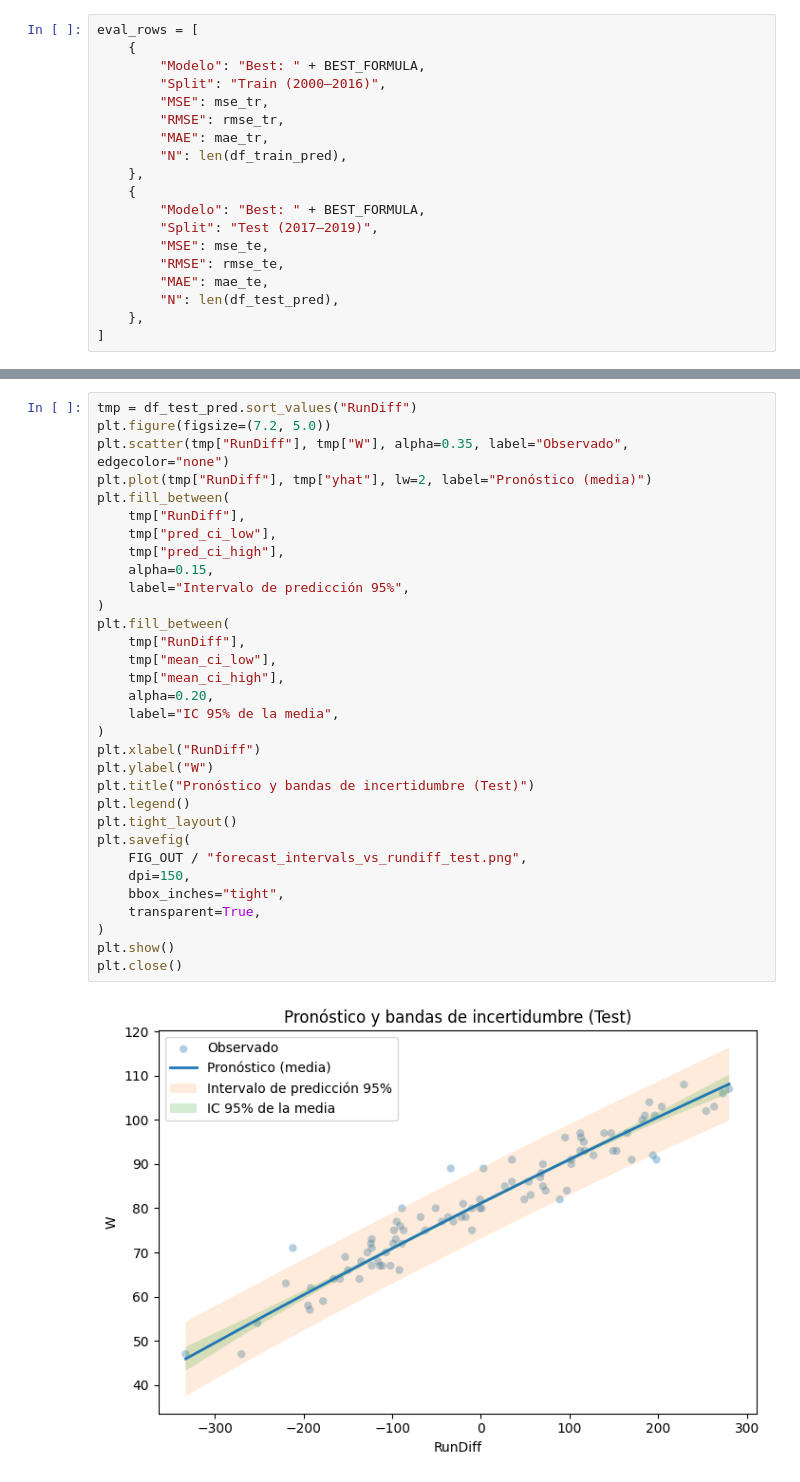
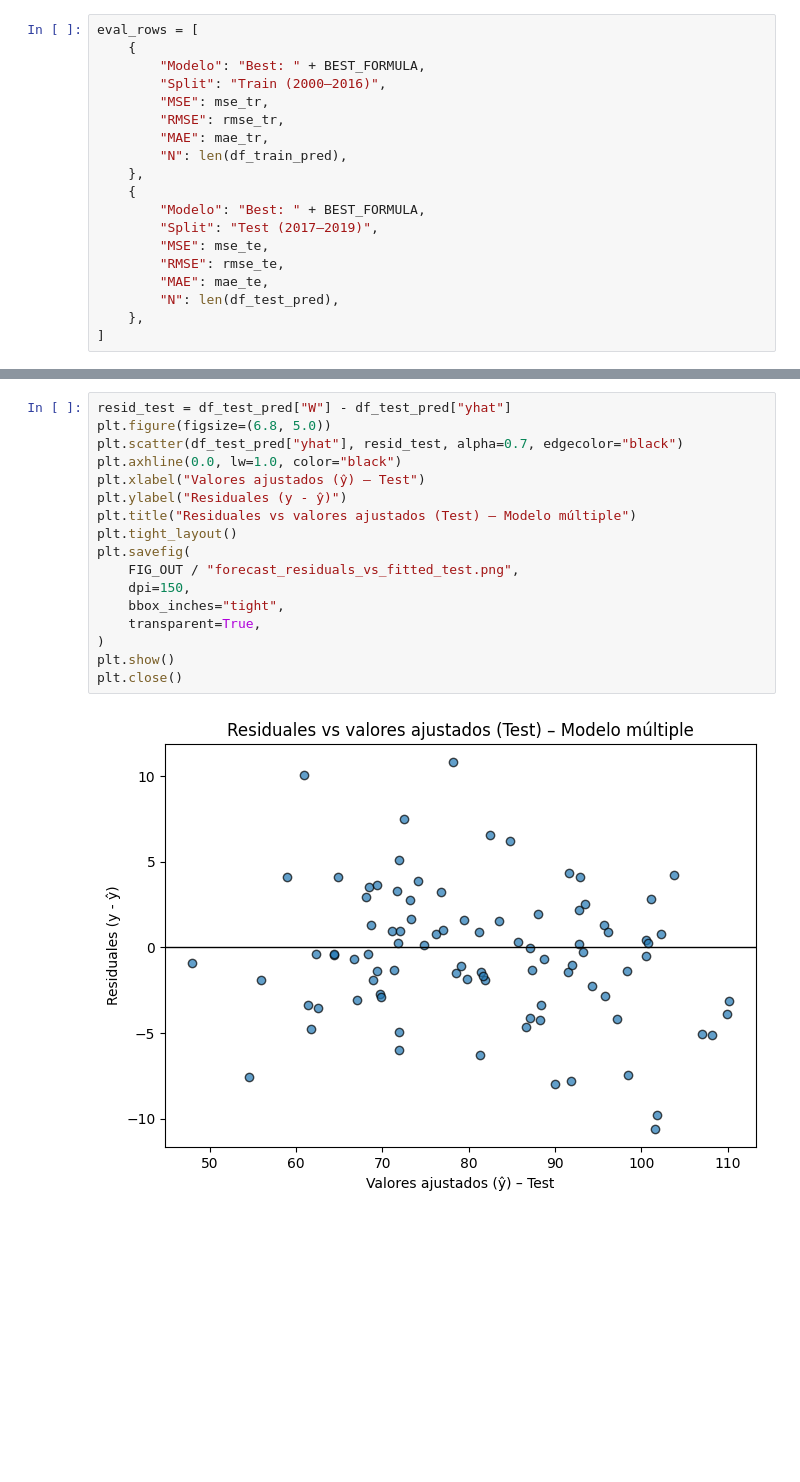
Before and after one commit to enriquegomeztagle/MCD-ProyectoFinalEconometria-DeterminantesVictoriasMLB, a Jupyter notebook: scripts/forecast.ipynb, the cells around one changed output, grey strips where cells are left out. Cells and saved outputs as stored; diff of their text form; blank space fills up the shorter version.

```diff
--- a/scripts/forecast.ipynb
+++ b/scripts/forecast.ipynb
@@ -205,35 +205,20 @@ plt.close()
-# %%
-tmp = df_test_pred.sort_values("RunDiff")
-plt.figure(figsize=(7.2, 5.0))
-plt.scatter(tmp["RunDiff"], tmp["W"], alpha=0.35, label="Observado", edgecolor="none")
-plt.plot(tmp["RunDiff"], tmp["yhat"], lw=2, label="Pronóstico (media)")
-plt.fill_between(
-    tmp["RunDiff"],
-    tmp["pred_ci_low"],
-    tmp["pred_ci_high"],
-    alpha=0.15,
-    label="Intervalo de predicción 95%",
-)
-plt.fill_between(
-    tmp["RunDiff"],
-    tmp["mean_ci_low"],
-    tmp["mean_ci_high"],
-    alpha=0.20,
-    label="IC 95% de la media",
-)
-plt.xlabel("RunDiff")
-plt.ylabel("W")
-plt.title("Pronóstico y bandas de incertidumbre (Test)")
-plt.legend()
-plt.tight_layout()
-plt.savefig(
-    FIG_OUT / "forecast_intervals_vs_rundiff_test.png",
-    dpi=150,
-    bbox_inches="tight",
-    transparent=True,
-)
-plt.show()
-plt.close()
-# %% [output]
-[figure, removed]
+# %%
+resid_test = df_test_pred["W"] - df_test_pred["yhat"]
+plt.figure(figsize=(6.8, 5.0))
+plt.scatter(df_test_pred["yhat"], resid_test, alpha=0.7, edgecolor="black")
+plt.axhline(0.0, lw=1.0, color="black")
+plt.xlabel("Valores ajustados (ŷ) – Test")
+plt.ylabel("Residuales (y - ŷ)")
+plt.title("Residuales vs valores ajustados (Test) – Modelo múltiple")
+plt.tight_layout()
+plt.savefig(
+    FIG_OUT / "forecast_residuals_vs_fitted_test.png",
+    dpi=150,
+    bbox_inches="tight",
+    transparent=True,
+)
+plt.show()
+plt.close()
+# %% [output]
+[figure, added]
 # %%
```
Also changed, not shown: parts of 9 cells of this notebook.
